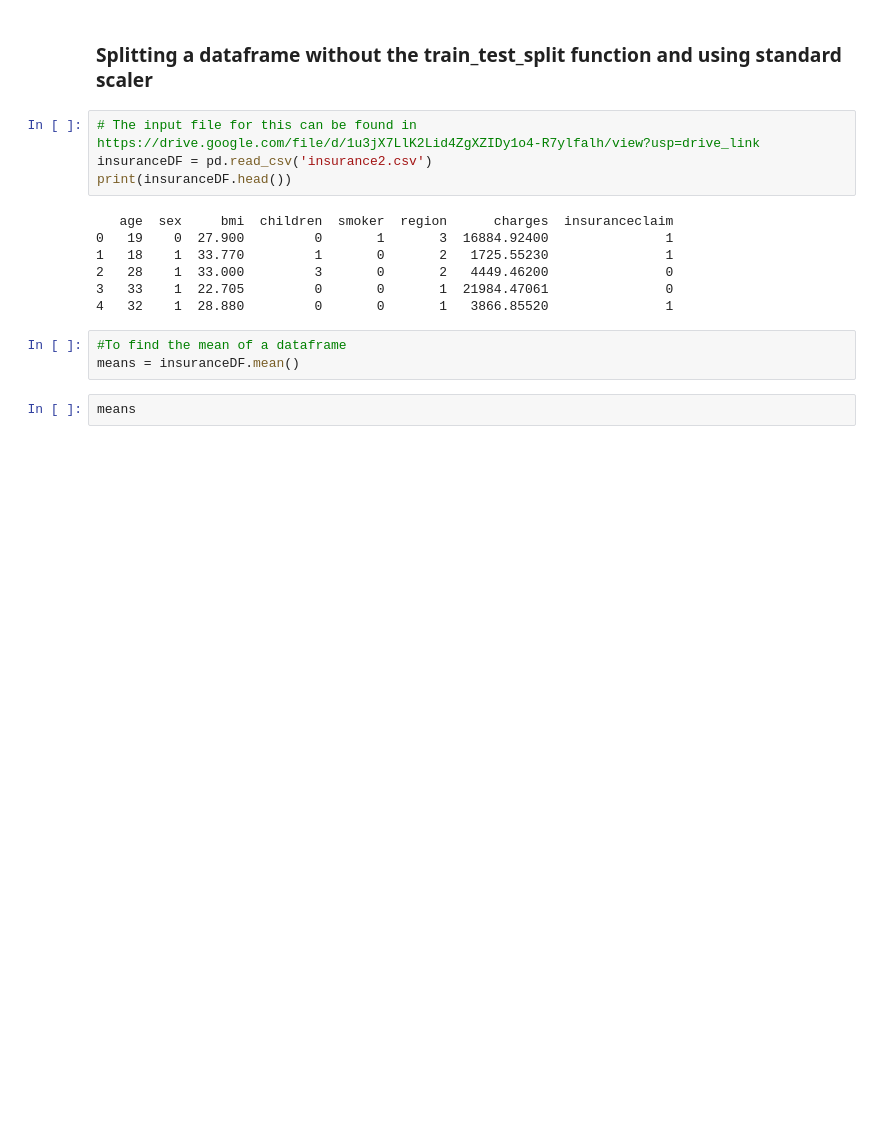
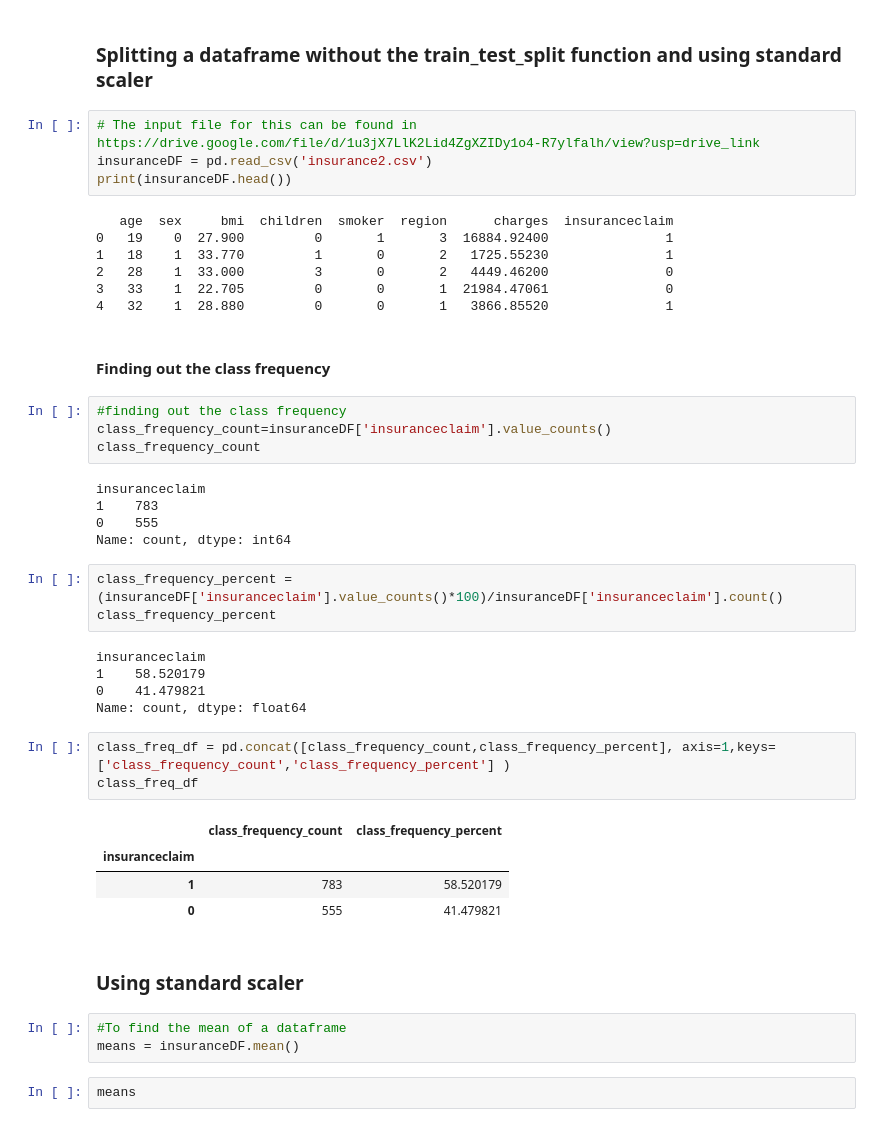
Before and after one commit to nishags83g/my-ai-learning, a Jupyter notebook: mylearnings.ipynb, the cells around one changed output. Saved outputs shown, nothing was run; the diff lists cells and outputs as text; blank space fills up the shorter version.

```diff
--- a/mylearnings.ipynb
+++ b/mylearnings.ipynb
@@ -305,6 +343,35 @@ print(insuranceDF.head())
 2   28    1  33.000         3       0       2   4449.46200               0
 3   33    1  22.705         0       0       1  21984.47061               0
 4   32    1  28.880         0       0       1   3866.85520               1
+# %% [markdown]
+#### Finding out the class frequency
+# %%
+#finding out the class frequency
+class_frequency_count=insuranceDF['insuranceclaim'].value_counts()
+class_frequency_count
+# %% [output]
+insuranceclaim
+1    783
+0    555
+Name: count, dtype: int64
+# %%
+class_frequency_percent = (insuranceDF['insuranceclaim'].value_counts()*100)/insuranceDF['insuranceclaim'].count()
+class_frequency_percent
+# %% [output]
+insuranceclaim
+1    58.520179
+0    41.479821
+Name: count, dtype: float64
+# %%
+class_freq_df = pd.concat([class_frequency_count,class_frequency_percent], axis=1,keys=['class_frequency_count','class_frequency_percent'] )
+class_freq_df
+# %% [output]
+|  | class_frequency_count | class_frequency_percent |
+| insuranceclaim |  |  |
+| 1 | 783 | 58.520179 |
+| 0 | 555 | 41.479821 |
+# %% [markdown]
+### Using standard scaler
 # %%
 #To find the mean of a dataframe
 means = insuranceDF.mean()
```
Also changed, not shown: parts of 10 cells of this notebook.
